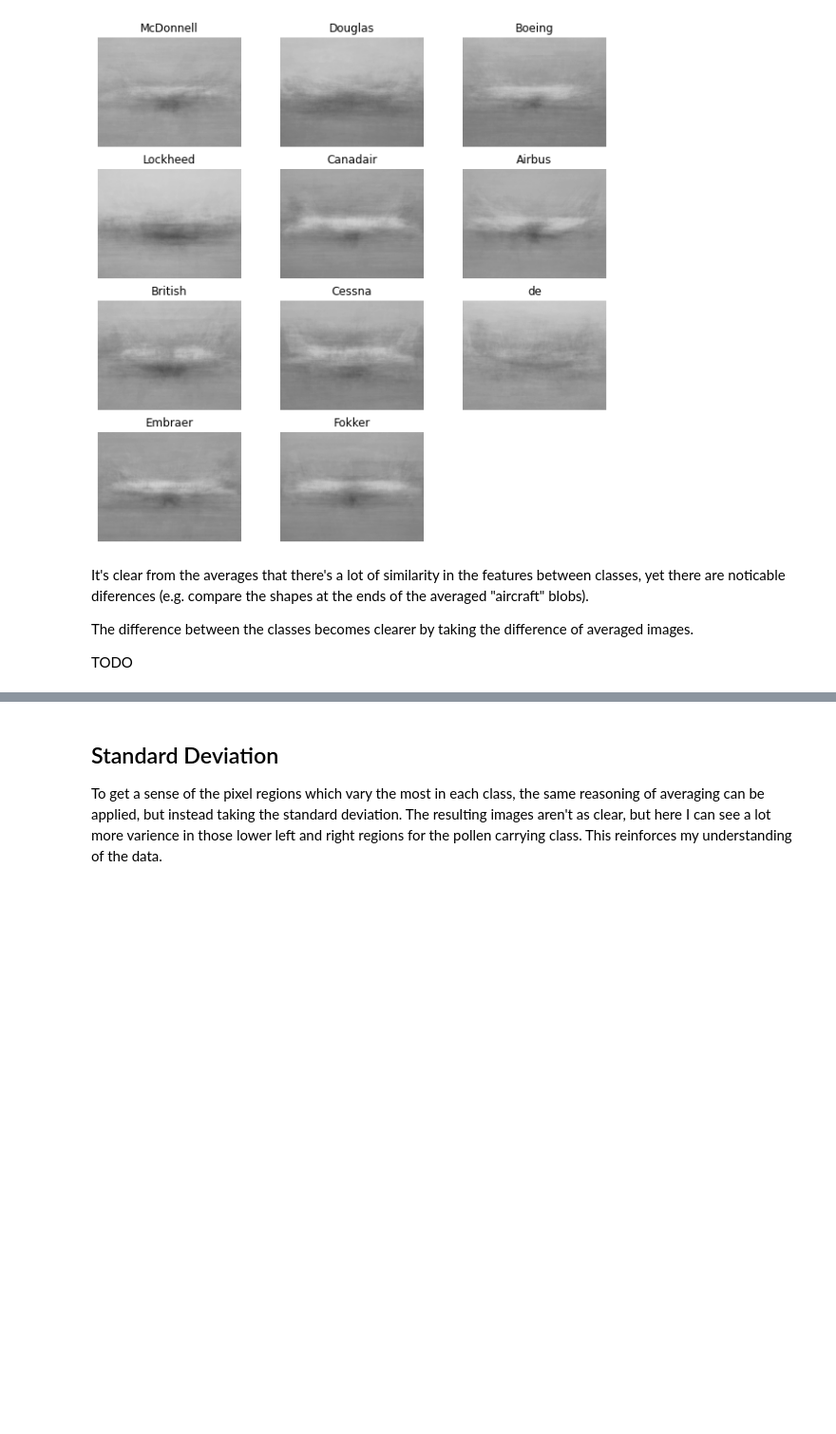
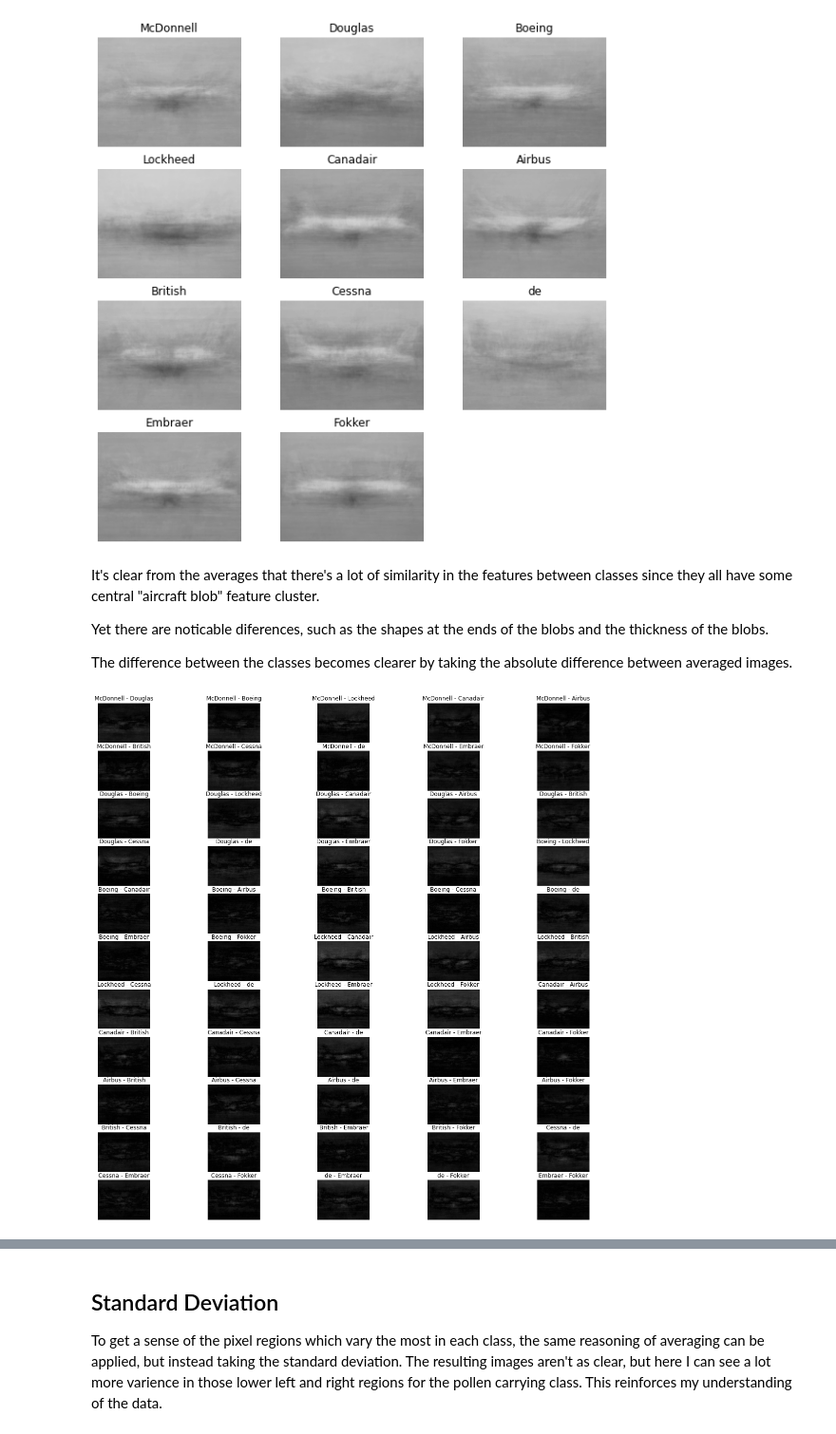
Before and after one commit to kymckay/f21dl-coursework, a Jupyter notebook: km2008_f21dl_cw.ipynb, the cells around one changed output, grey strips where cells are left out. Shown at 95% size. Cells and saved outputs as stored; diff of their text form; code cells hidden in the pictures; blank space fills up the shorter version.

Commit message:
Find difference of average images per class
- Useful visualisation to directly compare how distinguishable
  classes are from one another

```diff
--- a/km2008_f21dl_cw.ipynb
+++ b/km2008_f21dl_cw.ipynb
@@ -347,8 +348,16 @@ multi_plot(all_class_means, size=(10,10), rowlen=3)
 # %% [output]
 [figure]
 # %% [markdown]
-It's clear from the averages that there's a lot of similarity in the features between classes, yet there are noticable diferences (e.g. compare the shapes at the ends of the averaged "aircraft" blobs).
+It's clear from the averages that there's a lot of similarity in the features between classes since they all have some central "aircraft blob" feature cluster.
 
-The difference between the classes becomes clearer by taking the difference of averaged images.
+Yet there are noticable diferences, such as the shapes at the ends of the blobs and the thickness of the blobs.
 
-TODO
+The difference between the classes becomes clearer by taking the absolute difference between averaged images.
+# %%
+all_mean_combos = {}
+for a, b in itertools.combinations(all_classes, 2):
+    all_mean_combos[f'{a} - {b}'] = cv2.absdiff(all_class_means[a], all_class_means[b])
+
+multi_plot(all_mean_combos, size=(20,20), rowlen=5)
+# %% [output]
+[figure, added]
```
Also changed, not shown: parts of 4 cells of this notebook.
